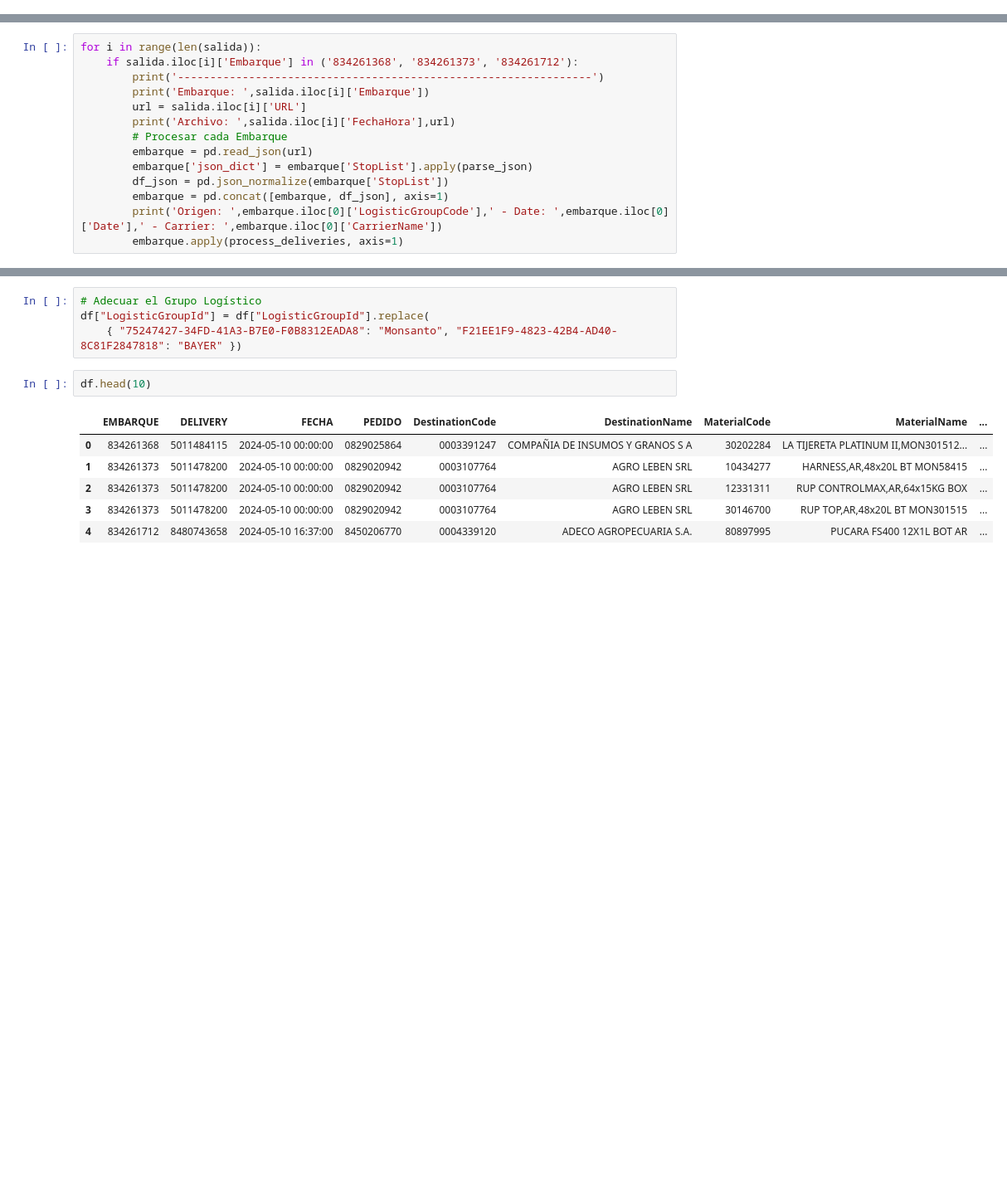
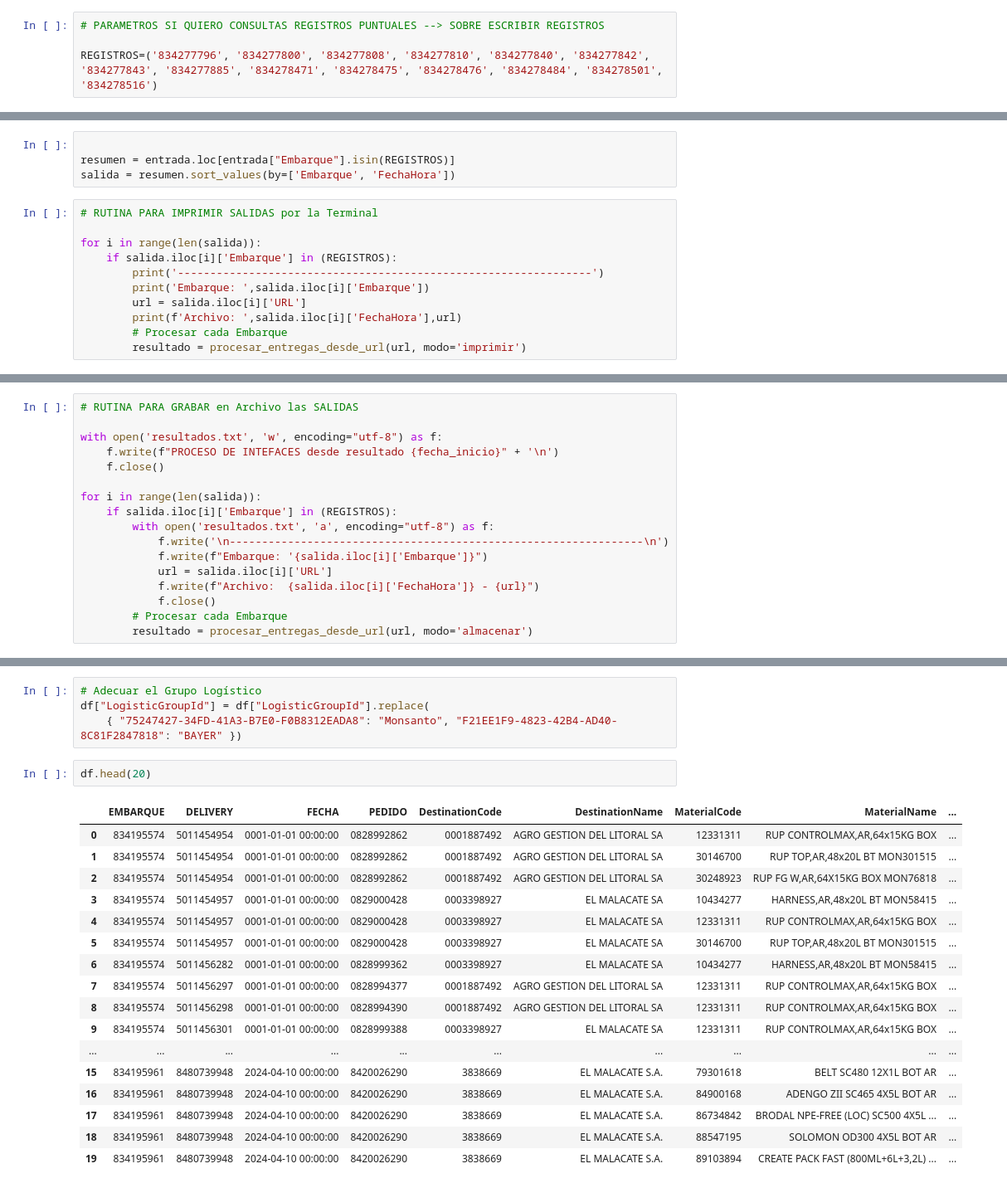
Before and after one commit to EWECORP/PYTHON, a Jupyter notebook: VIGILO/BAYERLogs.ipynb, the cells around one changed output, grey strips where cells are left out. Shown at 83% size. Cells and saved outputs as stored; diff of their text form; blank space fills up the shorter version.

```diff
--- a/VIGILO/BAYERLogs.ipynb
+++ b/VIGILO/BAYERLogs.ipynb
@@ -250,0 +172,4 @@ embarque.apply(process_deliveries, axis=1)
+# %%
+# PARAMETROS SI QUIERO CONSULTAS REGISTROS PUNTUALES --> SOBRE ESCRIBIR REGISTROS
+
+REGISTROS=('834277796', '834277800', '834277808', '834277810', '834277840', '834277842', '834277843', '834277885', '834278471', '834278475', '834278476', '834278484', '834278501', '834278516')
@@ -251,16 +243,17 @@ embarque.apply(process_deliveries, axis=1)
+# %%
+
+resumen = entrada.loc[entrada["Embarque"].isin(REGISTROS)]
+salida = resumen.sort_values(by=['Embarque', 'FechaHora'])
 # %%
+# RUTINA PARA IMPRIMIR SALIDAS por la Terminal
+
 for i in range(len(salida)):
-    if salida.iloc[i]['Embarque'] in ('834261368', '834261373', '834261712'):
+    if salida.iloc[i]['Embarque'] in (REGISTROS):
         print('----------------------------------------------------------------')
         print('Embarque: ',salida.iloc[i]['Embarque'])
         url = salida.iloc[i]['URL']
-        print('Archivo: ',salida.iloc[i]['FechaHora'],url)
+        print(f'Archivo: ',salida.iloc[i]['FechaHora'],url)
         # Procesar cada Embarque
-        embarque = pd.read_json(url)
-        embarque['json_dict'] = embarque['StopList'].apply(parse_json)
-        df_json = pd.json_normalize(embarque['StopList'])
-        embarque = pd.concat([embarque, df_json], axis=1)
-        print('Origen: ',embarque.iloc[0]['LogisticGroupCode'],' - Date: ',embarque.iloc[0]['Date'],' - Carrier: ',embarque.iloc[0]['CarrierName'])
-        embarque.apply(process_deliveries, axis=1)
+        resultado = procesar_entregas_desde_url(url, modo='imprimir')
 # %% [output]
 ----------------------------------------------------------------
@@ -282,0 +276,17 @@ Origen:  SAPP08  - Date:  0001-01-01T00:00:00  - Carrier:  ZARCAM S A
+# %%
+# RUTINA PARA GRABAR en Archivo las SALIDAS
+
+with open('resultados.txt', 'w', encoding="utf-8") as f:
+    f.write(f"PROCESO DE INTEFACES desde resultado {fecha_inicio}" + '\n')
+    f.close()
+
+for i in range(len(salida)):
+    if salida.iloc[i]['Embarque'] in (REGISTROS):
+        with open('resultados.txt', 'a', encoding="utf-8") as f:
+            f.write('\n----------------------------------------------------------------\n')
+            f.write(f"Embarque: '{salida.iloc[i]['Embarque']}")
+            url = salida.iloc[i]['URL']
+            f.write(f"Archivo:  {salida.iloc[i]['FechaHora']} - {url}")
+            f.close()
+        # Procesar cada Embarque
+        resultado = procesar_entregas_desde_url(url, modo='almacenar')
@@ -371,14 +410,25 @@ df.columns = ['EMBARQUE','DELIVERY','FECHA','PEDIDO','DestinationCode','Destinat
 df["LogisticGroupId"] = df["LogisticGroupId"].replace(
     { "75247427-34FD-41A3-B7E0-F0B8312EADA8": "Monsanto", "F21EE1F9-4823-42B4-AD40-8C81F2847818": "BAYER" })
 # %%
-df.head(10)
+df.head(20)
 # %% [output]
 |  | EMBARQUE | DELIVERY | FECHA | PEDIDO | DestinationCode | DestinationName | MaterialCode | MaterialName | ... |
-| 0 | 834261368 | 5011484115 | 2024-05-10 00:00:00 | 0829025864 | 0003391247 | COMPAÑIA DE INSUMOS Y GRANOS S A | 30202284 | LA TIJERETA PLATINUM II,MON301512... | ... |
-| 1 | 834261373 | 5011478200 | 2024-05-10 00:00:00 | 0829020942 | 0003107764 | AGRO LEBEN SRL | 10434277 | HARNESS,AR,48x20L BT MON58415 | ... |
-| 2 | 834261373 | 5011478200 | 2024-05-10 00:00:00 | 0829020942 | 0003107764 | AGRO LEBEN SRL | 12331311 | RUP CONTROLMAX,AR,64x15KG BOX | ... |
-| 3 | 834261373 | 5011478200 | 2024-05-10 00:00:00 | 0829020942 | 0003107764 | AGRO LEBEN SRL | 30146700 | RUP TOP,AR,48x20L BT MON301515 | ... |
-| 4 | 834261712 | 8480743658 | 2024-05-10 16:37:00 | 8450206770 | 0004339120 | ADECO AGROPECUARIA S.A. | 80897995 | PUCARA FS400 12X1L BOT AR | ... |
+| 0 | 834195574 | 5011454954 | 0001-01-01 00:00:00 | 0828992862 | 0001887492 | AGRO GESTION DEL LITORAL SA | 12331311 | RUP CONTROLMAX,AR,64x15KG BOX | ... |
+| 1 | 834195574 | 5011454954 | 0001-01-01 00:00:00 | 0828992862 | 0001887492 | AGRO GESTION DEL LITORAL SA | 30146700 | RUP TOP,AR,48x20L BT MON301515 | ... |
+| 2 | 834195574 | 5011454954 | 0001-01-01 00:00:00 | 0828992862 | 0001887492 | AGRO GESTION DEL LITORAL SA | 30248923 | RUP FG W,AR,64X15KG BOX MON76818 | ... |
+| 3 | 834195574 | 5011454957 | 0001-01-01 00:00:00 | 0829000428 | 0003398927 | EL MALACATE SA | 10434277 | HARNESS,AR,48x20L BT MON58415 | ... |
+| 4 | 834195574 | 5011454957 | 0001-01-01 00:00:00 | 0829000428 | 0003398927 | EL MALACATE SA | 12331311 | RUP CONTROLMAX,AR,64x15KG BOX | ... |
+| 5 | 834195574 | 5011454957 | 0001-01-01 00:00:00 | 0829000428 | 0003398927 | EL MALACATE SA | 30146700 | RUP TOP,AR,48x20L BT MON301515 | ... |
+| 6 | 834195574 | 5011456282 | 0001-01-01 00:00:00 | 0828999362 | 0003398927 | EL MALACATE SA | 10434277 | HARNESS,AR,48x20L BT MON58415 | ... |
+| 7 | 834195574 | 5011456297 | 0001-01-01 00:00:00 | 0828994377 | 0001887492 | AGRO GESTION DEL LITORAL SA | 12331311 | RUP CONTROLMAX,AR,64x15KG BOX | ... |
+| 8 | 834195574 | 5011456298 | 0001-01-01 00:00:00 | 0828994390 | 0001887492 | AGRO GESTION DEL LITORAL SA | 12331311 | RUP CONTROLMAX,AR,64x15KG BOX | ... |
+| 9 | 834195574 | 5011456301 | 0001-01-01 00:00:00 | 0828999388 | 0003398927 | EL MALACATE SA | 12331311 | RUP CONTROLMAX,AR,64x15KG BOX | ... |
+| ... | ... | ... | ... | ... | ... | ... | ... | ... | ... |
+| 15 | 834195961 | 8480739948 | 2024-04-10 00:00:00 | 8420026290 | 3838669 | EL MALACATE S.A. | 79301618 | BELT SC480 12X1L BOT AR | ... |
+| 16 | 834195961 | 8480739948 | 2024-04-10 00:00:00 | 8420026290 | 3838669 | EL MALACATE S.A. | 84900168 | ADENGO ZII SC465 4X5L BOT AR | ... |
+| 17 | 834195961 | 8480739948 | 2024-04-10 00:00:00 | 8420026290 | 3838669 | EL MALACATE S.A. | 86734842 | BRODAL NPE-FREE (LOC) SC500 4X5L ... | ... |
+| 18 | 834195961 | 8480739948 | 2024-04-10 00:00:00 | 8420026290 | 3838669 | EL MALACATE S.A. | 88547195 | SOLOMON OD300 4X5L BOT AR | ... |
+| 19 | 834195961 | 8480739948 | 2024-04-10 00:00:00 | 8420026290 | 3838669 | EL MALACATE S.A. | 89103894 | CREATE PACK FAST (800ML+6L+3,2L) ... | ... |
 # %%
 df.info()
 # %% [output]
```
Also changed, not shown: parts of 29 cells of this notebook, 2 other files.
